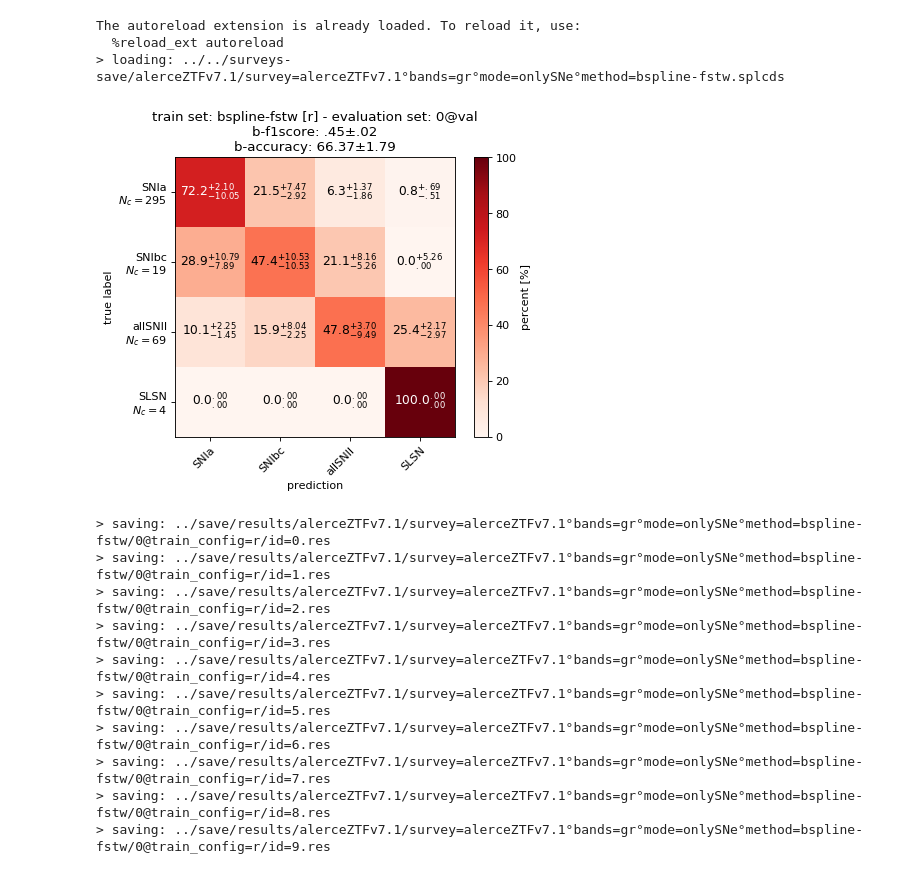
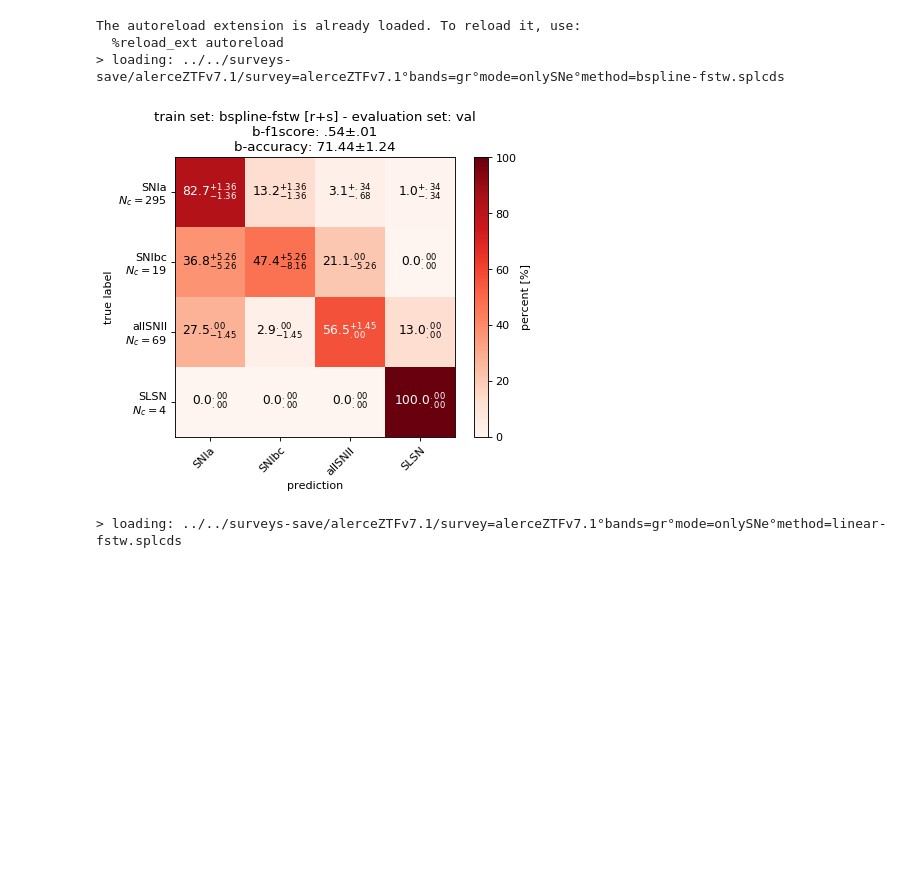
Before and after one commit to opimentel-github/astro-lightcurves-fats, a Jupyter notebook: experiments/random_forest.ipynb, the cells around one changed output. Drawn from its saved outputs; the diff is of its cells as text; code cells hidden in the pictures; blank space fills up the shorter version.

Commit message:
mcmc is working

```diff
--- a/experiments/random_forest.ipynb
+++ b/experiments/random_forest.ipynb
@@ -58,71 +66,65 @@ import numpy as np
 from flamingchoripan.files import load_pickle, save_pickle
 from flamingchoripan.files import get_dict_from_filedir
 from lchandler import C_
-from lcfats.classifiers import get_fitted_classifiers, evaluate_classifiers
+from lcfats.classifiers import train_classifiers
 from flamingchoripan.cuteplots.cm_plots import plot_custom_confusion_matrix
 from flamingchoripan.datascience.statistics import XError
 import matplotlib.pyplot as plt
 
 kf = 0
-max_model_ids = 10
-test_lcset_name = f'{kf}@val' # val test
-methods = ['bspline-fstw', 'linear-fstw', 'spm-mle-fstw', 'spm-mle-estw', 'spm-mcmc-fstw', 'spm-mcmc-estw']
-methods = ['bspline-fstw', 'linear-fstw']
+max_model_ids = 50
+test_lcset_name = 'val' # val test
+methods = ['bspline-fstw', 'linear-fstw', 'spm-mle-fstw', 'spm-mcmc-fstw', 'spm-mle-estw', 'spm-mcmc-estw']
+#methods = ['bspline-fstw', 'linear-fstw', 'spm-mle-fstw']
+#methods = ['linear-fstw']
+#methods = ['bspline-fstw', 'linear-fstw', 'spm-mle-fstw', 'spm-mcmc-fstw', 'spm-mle-estw']
+#methods = ['bspline-fstw']
+#methods = ['spm-mcmc-estw']
 for method in methods:
     new_cfilename = f'{cfilename}°method={method}'
     filedir = f'{root_folder}/{new_cfilename}.{C_.EXT_SPLIT_LIGHTCURVE}'
     lcdataset = load_pickle(filedir)
     #print(lcdataset);assert 0
     train_configs = [
-        'r',
-        's',
-        'rs',
-        'r-s',
+        #'r',
+        #'s',
+        'r+s',
+        #'r-s',
     ]
     for train_config in train_configs:
         load_rootdir = f'../save/{survey}/{new_cfilename}'
         fit_kwargs = {
             'max_model_ids':max_model_ids,
             'kf':kf,
         }
-        classifier_dict, model_ids = get_fitted_classifiers(lcdataset, method, train_config, load_rootdir, **fit_kwargs)
         train_lcset_name = f'{method} [{train_config}]'
-        results_dict = evaluate_classifiers(lcdataset, train_config, test_lcset_name, classifier_dict, model_ids, load_rootdir)
+        results_dict, model_ids = train_classifiers(lcdataset, method, train_config, test_lcset_name, load_rootdir, **fit_kwargs)
 
         if not train_config=='r-s':
             ### plot cms
             d = results_dict
-            lcset_name = d[model_ids[0]]['lcset_name']
+            lcset_name = d[model_ids[0]]['test_lcset_name']
             class_names = d[model_ids[0]]['class_names']
             cms = [d[id]['cm'][None] for id in model_ids]
             f1score_xe = XError([d[id]['metrics_dict']['b-f1score'] for id in model_ids])
             accuracy_xe = XError([d[id]['metrics_dict']['b-accuracy'] for id in model_ids])
             title = f'train set: {train_lcset_name} - evaluation set: {lcset_name}\n'
             title += f'b-f1score: {f1score_xe}\n'
             title += f'b-accuracy: {accuracy_xe}'
             cm_kwargs = {
                 'title':title,
                 'figsize':(6,5),
                 'new_order_classes':['SNIa', 'SNIbc', 'allSNII', 'SLSN'],
             }
             fig, ax = plot_custom_confusion_matrix(np.concatenate(cms, axis=0), class_names, **cm_kwargs)
             plt.show()
 
         for id in results_dict.keys():
             save_filedir = f'../save/results/{survey}/{new_cfilename}/{kf}@train_config={train_config}/id={id}.res'
-            save_pickle(save_filedir, results_dict[id])
+            save_pickle(save_filedir, results_dict[id], verbose=0)
 # %% [output]
 The autoreload extension is already loaded. To reload it, use:
   %reload_ext autoreload
 > loading: ../../surveys-save/alerceZTFv7.1/survey=alerceZTFv7.1°bands=gr°mode=onlySNe°method=bspline-fstw.splcds
-[figure, old version]
+[figure, new version]
-> saving: ../save/results/alerceZTFv7.1/survey=alerceZTFv7.1°bands=gr°mode=onlySNe°method=bspline-fstw/0@train_config=r/id=0.res
-> saving: ../save/results/alerceZTFv7.1/survey=alerceZTFv7.1°bands=gr°mode=onlySNe°method=bspline-fstw/0@train_config=r/id=1.res
-> saving: ../save/results/alerceZTFv7.1/survey=alerceZTFv7.1°bands=gr°mode=onlySNe°method=bspline-fstw/0@train_config=r/id=2.res
-> saving: ../save/results/alerceZTFv7.1/survey=alerceZTFv7.1°bands=gr°mode=onlySNe°method=bspline-fstw/0@train_config=r/id=3.res
-> saving: ../save/results/alerceZTFv7.1/survey=alerceZTFv7.1°bands=gr°mode=onlySNe°method=bspline-fstw/0@train_config=r/id=4.res
-> saving: ../save/results/alerceZTFv7.1/survey=alerceZTFv7.1°bands=gr°mode=onlySNe°method=bspline-fstw/0@train_config=r/id=5.res
-> saving: ../save/results/alerceZTFv7.1/survey=alerceZTFv7.1°bands=gr°mode=onlySNe°method=bspline-fstw/0@train_config=r/id=6.res
-> saving: ../save/results/alerceZTFv7.1/survey=alerceZTFv7.1°bands=gr°mode=onlySNe°method=bspline-fstw/0@train_config=r/id=7.res
-> saving: ../save/results/alerceZTFv7.1/survey=alerceZTFv7.1°bands=gr°mode=onlySNe°method=bspline-fstw/0@train_config=r/id=8.res
-> saving: ../save/results/alerceZTFv7.1/survey=alerceZTFv7.1°bands=gr°mode=onlySNe°method=bspline-fstw/0@train_config=r/id=9.res
+> loading: ../../surveys-save/alerceZTFv7.1/survey=alerceZTFv7.1°bands=gr°mode=onlySNe°method=linear-fstw.splcds
```
Also changed, not shown: parts of 4 cells of this notebook, 5 other files.
